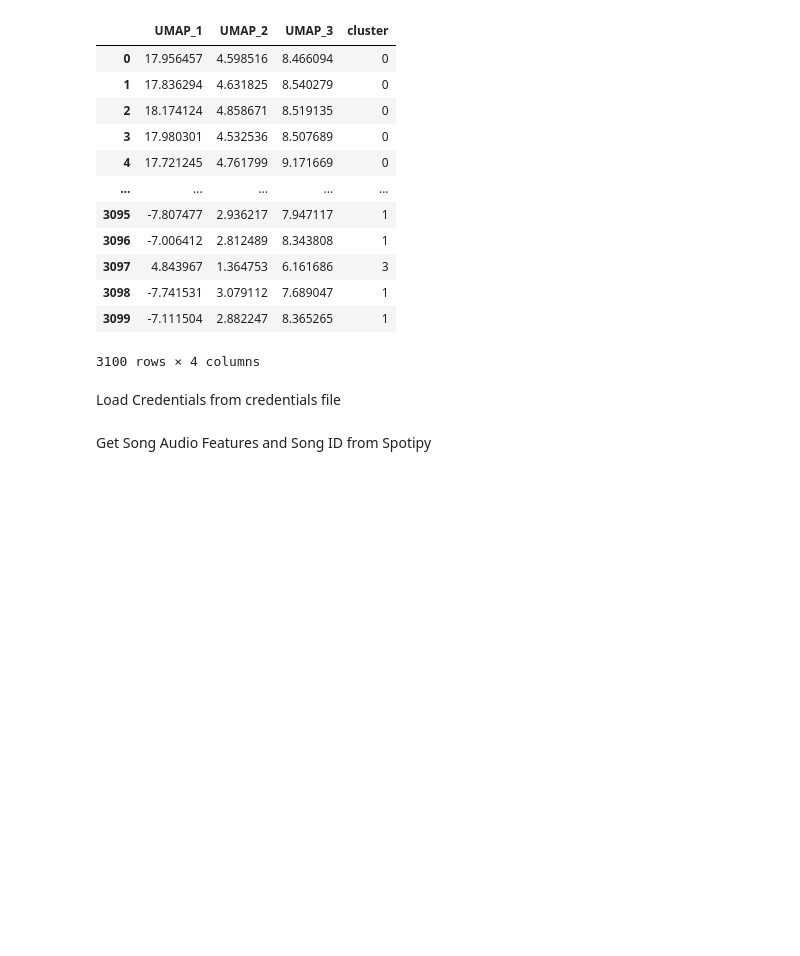
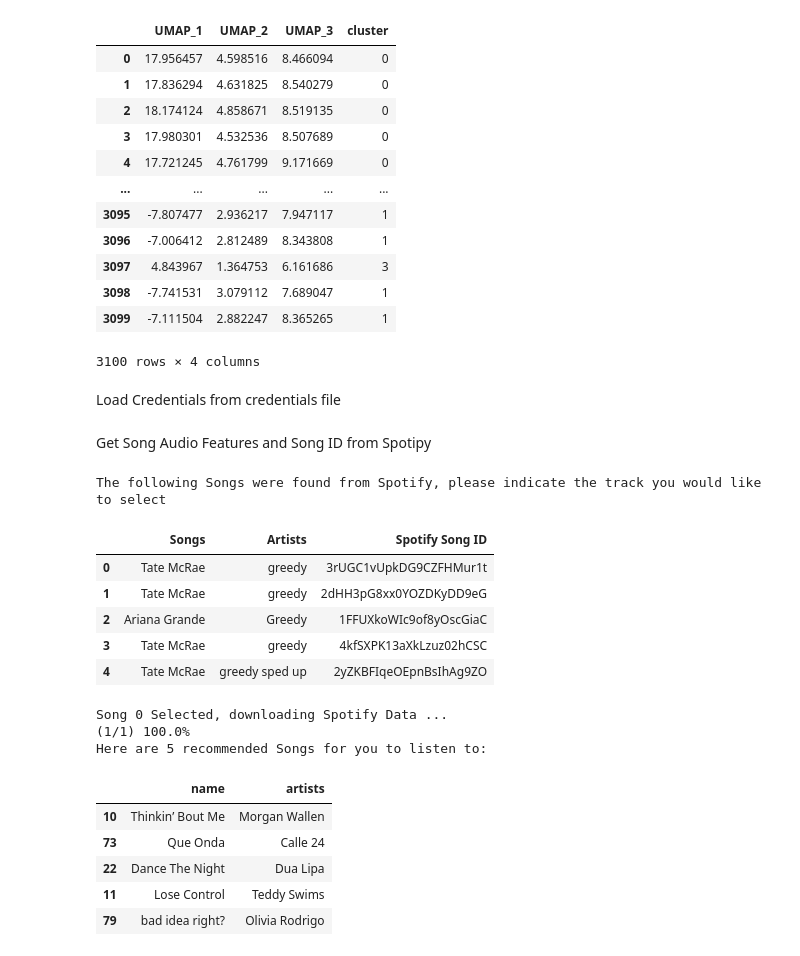
Before and after one commit to TimHoogervorst/SongCreator, a Jupyter notebook: final_version.ipynb, the cells around one changed output. Saved outputs shown, nothing was run; the diff lists cells and outputs as text; code cells hidden in the pictures; blank space fills up the shorter version.

```diff
--- a/final_version.ipynb
+++ b/final_version.ipynb
@@ -265,7 +265,6 @@ def GetRecommened(pick, main, main_include_name, client: SpotifyClientCredential
                                'song',
                                'artist'])
 
-
     pick = determine_hotness(pick, main2)
     pick.set_index('id', inplace=True)
 
@@ -301,8 +300,10 @@ def GetRecommened(pick, main, main_include_name, client: SpotifyClientCredential
     random_picks = clusters[(clusters['cluster'] == pick_cluster) & (clusters['hot_or_not'] == pick_hotness)].sample(5)
     list_recommended = list(random_picks.index)
 
+    # Getting the songs from main_include_name_artist
     print("Here are 5 recommended Songs for you to listen to:")
-    display(SearchBulk(client, list(main_include_name.iloc[list_recommended]['song_name'])))
+    # display(SearchBulk(client, list(main_include_name.iloc[list_recommended]['song_name'])))
+    display(main_include_name_artist.reset_index().iloc[list_recommended][['name', 'artists']])
 # %% [markdown]
 Input CSVs from ./Songs And combine to create Main DataFrame
 # %%
@@ -423,9 +426,26 @@ Get Song Audio Features and Song ID from Spotipy
 # %%
 running = True
 
 while running:
     pick = GetSong(sp)
-    GetRecommened(pick, X_umap_transformed_df, main_include_name, sp)
+    GetRecommened(pick, X_umap_transformed_df, main_include_name_artist, sp)
     if input("Want another Song? (Y/n)") == "n":
         running = False
     os.system
+# %% [output]
+The following Songs were found from Spotify, please indicate the track you would like to select
+|  | Songs | Artists | Spotify Song ID |
+| 0 | Tate McRae | greedy | 3rUGC1vUpkDG9CZFHMur1t |
+| 1 | Tate McRae | greedy | 2dHH3pG8xx0YOZDKyDD9eG |
+| 2 | Ariana Grande | Greedy | 1FFUXkoWIc9of8yOscGiaC |
+| 3 | Tate McRae | greedy | 4kfSXPK13aXkLzuz02hCSC |
+| 4 | Tate McRae | greedy sped up | 2yZKBFIqeOEpnBsIhAg9ZO |
+Song 0 Selected, downloading Spotify Data ...
+(1/1) 100.0%
+Here are 5 recommended Songs for you to listen to:
+|  | name | artists |
+| 10 | Thinkin’ Bout Me | Morgan Wallen |
+| 73 | Que Onda | Calle 24 |
+| 22 | Dance The Night | Dua Lipa |
+| 11 | Lose Control | Teddy Swims |
+| 79 | bad idea right? | Olivia Rodrigo |
```
Also changed, not shown: parts of 4 cells of this notebook.
